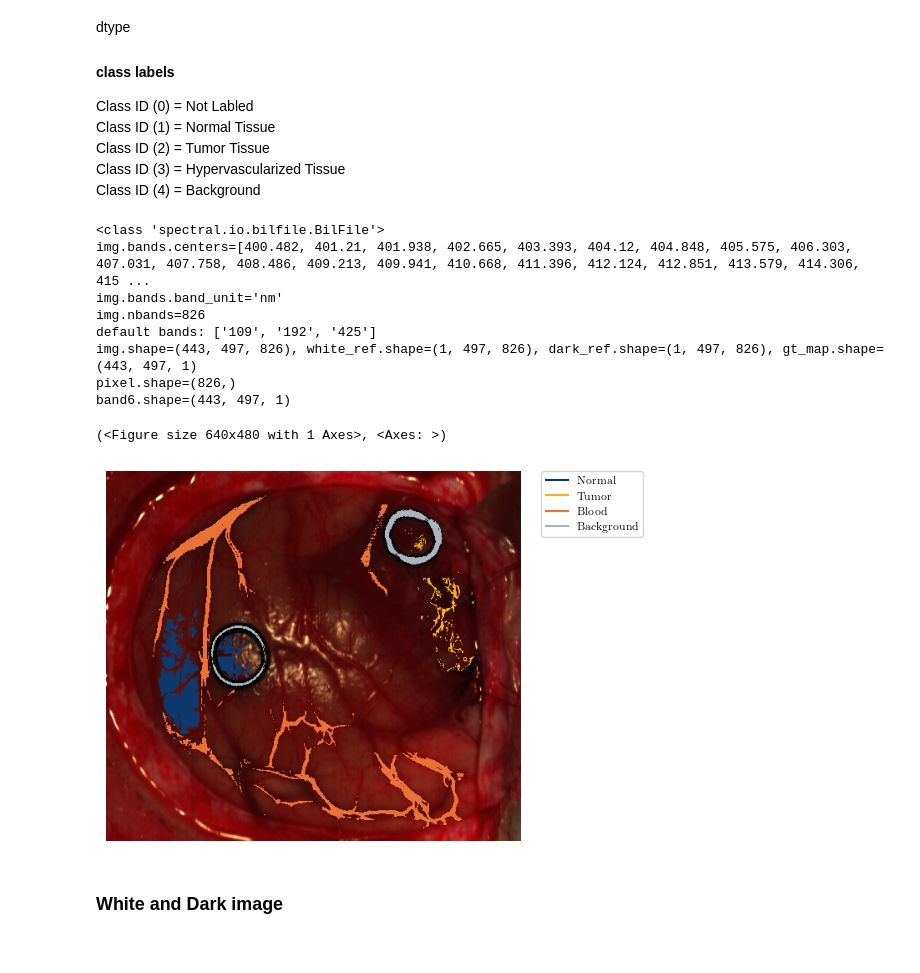
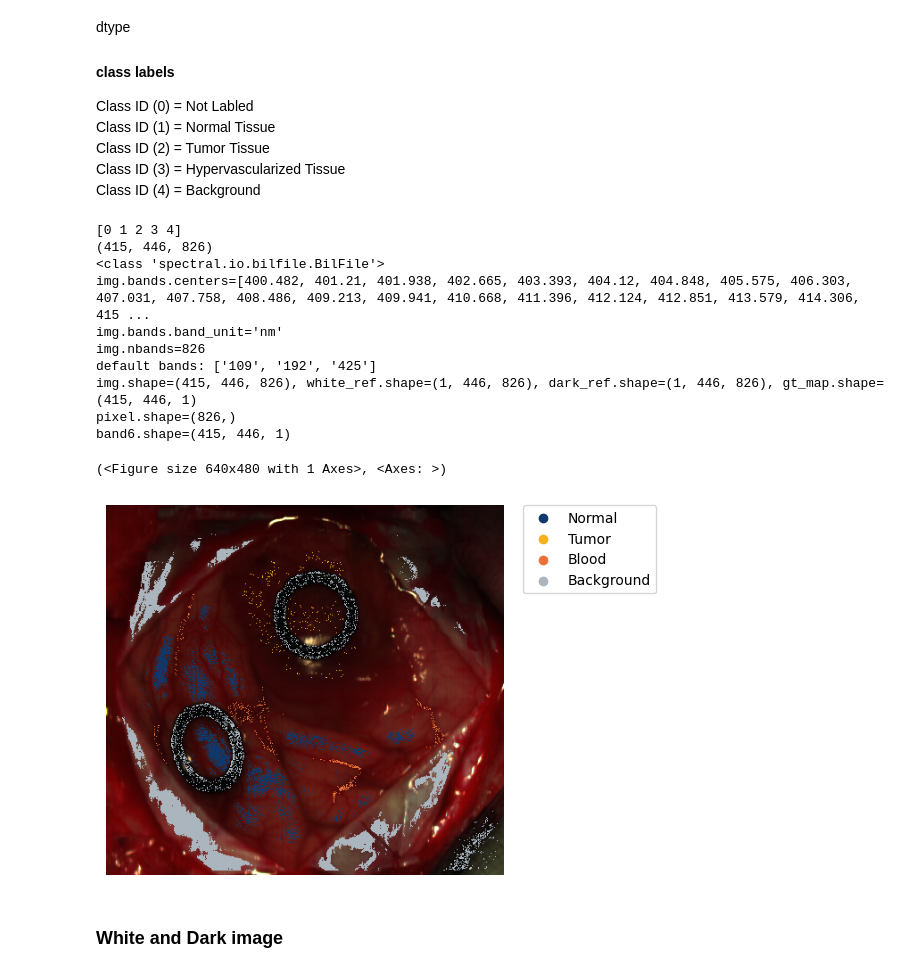
Before and after one commit to hartenbergerma/thesis, a Jupyter notebook: helicoid_tests/helicoid_data_overview.ipynb, the cells around one changed output. Cells and saved outputs as stored; diff of their text form; code cells hidden in the pictures.

```diff
--- a/helicoid_tests/helicoid_data_overview.ipynb
+++ b/helicoid_tests/helicoid_data_overview.ipynb
@@ -38,41 +38,46 @@ Class ID (2) = Tumor Tissue \
 Class ID (3) = Hypervascularized Tissue \
 Class ID (4) = Background
 # %%
-data_folder = "../../datasets/helicoid/012-01"
+data_folder = "../../datasets/helicoid/039-01"
 # class_labels = ["Not labled", "Normal", "Tumor", "Hypervasculized", "Background"]
 class_labels = ["Not labled", "Normal", "Tumor", "Blood", "Background"]
 class_colors = ["white", tum_blue_dark_2, tum_orange, tum_red, tum_grey_5]
 
 # Load the sp data
 img = sp.open_image(data_folder + "/raw.hdr")
 white_ref = sp.open_image(data_folder + "/whiteReference.hdr")
 dark_ref = sp.open_image(data_folder + "/darkReference.hdr")
 gt_map = sp.open_image(data_folder + "/gtMap.hdr")
+print(np.unique(gt_map.asarray()))
+
+print(img.asarray().shape)
 
 print(type(img))
 print(f"{img.bands.centers=}")
 print(f"{img.bands.band_unit=}")
 print(f"{img.nbands=}")
 print("default bands: " + str(img.metadata["default bands"]))
 print(f"{img.shape=}, {white_ref.shape=}, {dark_ref.shape=}, {gt_map.shape=}")
 pixel = img[50,100]
 print(f"{pixel.shape=}")
 band6 = img[:,:,5]
 print(f"{band6.shape=}")
 
 # plot the image
 plot_img(img, gt_map, class_labels, class_colors, figsize=(5,5), legend=True)
 # %% [output]
+[0 1 2 3 4]
+(415, 446, 826)
 <class 'spectral.io.bilfile.BilFile'>
 img.bands.centers=[400.482, 401.21, 401.938, 402.665, 403.393, 404.12, 404.848, 405.575, 406.303, 407.031, 407.758, 408.486, 409.213, 409.941, 410.668, 411.396, 412.124, 412.851, 413.579, 414.306, 415 ...
 img.bands.band_unit='nm'
 img.nbands=826
 default bands: ['109', '192', '425']
-img.shape=(443, 497, 826), white_ref.shape=(1, 497, 826), dark_ref.shape=(1, 497, 826), gt_map.shape=(443, 497, 1)
+img.shape=(415, 446, 826), white_ref.shape=(1, 446, 826), dark_ref.shape=(1, 446, 826), gt_map.shape=(415, 446, 1)
 pixel.shape=(826,)
-band6.shape=(443, 497, 1)
+band6.shape=(415, 446, 1)
 (<Figure size 640x480 with 1 Axes>, <Axes: >)
-[figure, old version]
+[figure, new version]
 # %% [markdown]
 ### White and Dark image
 # %%
```
Also changed, not shown: 5 other files.
